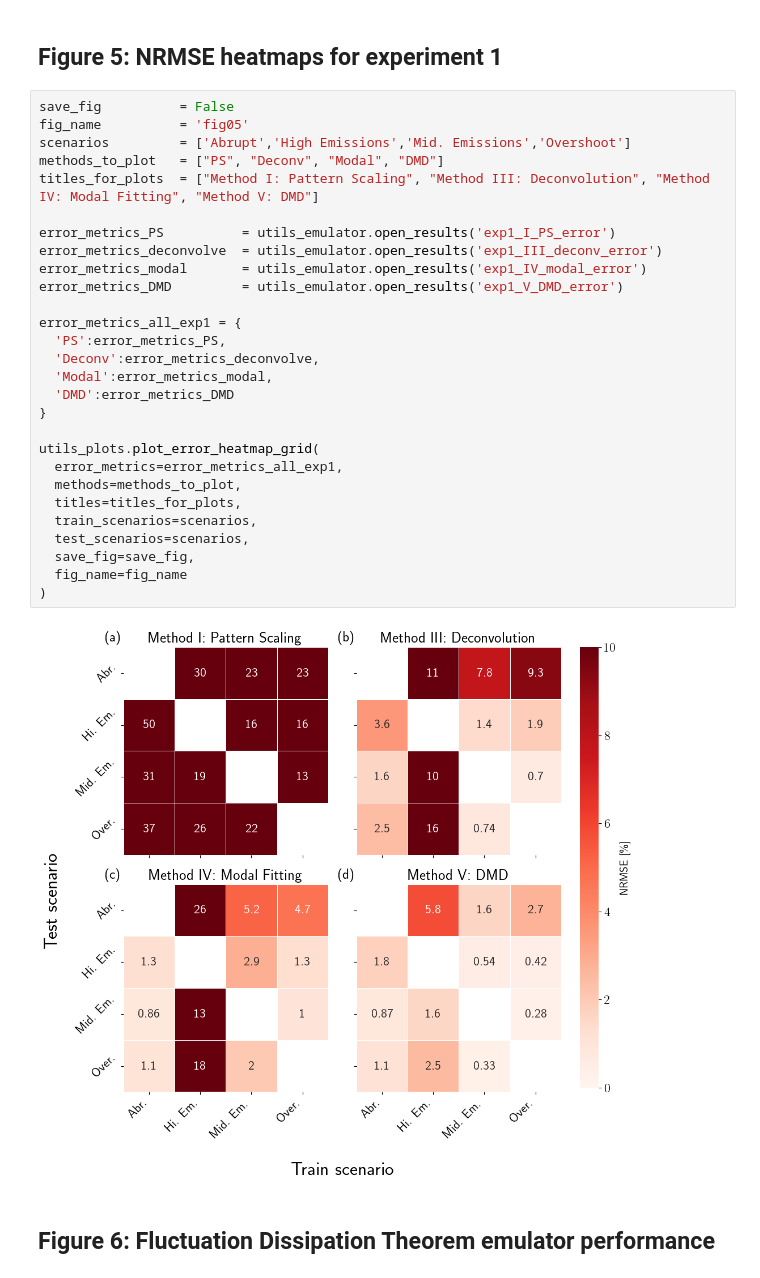
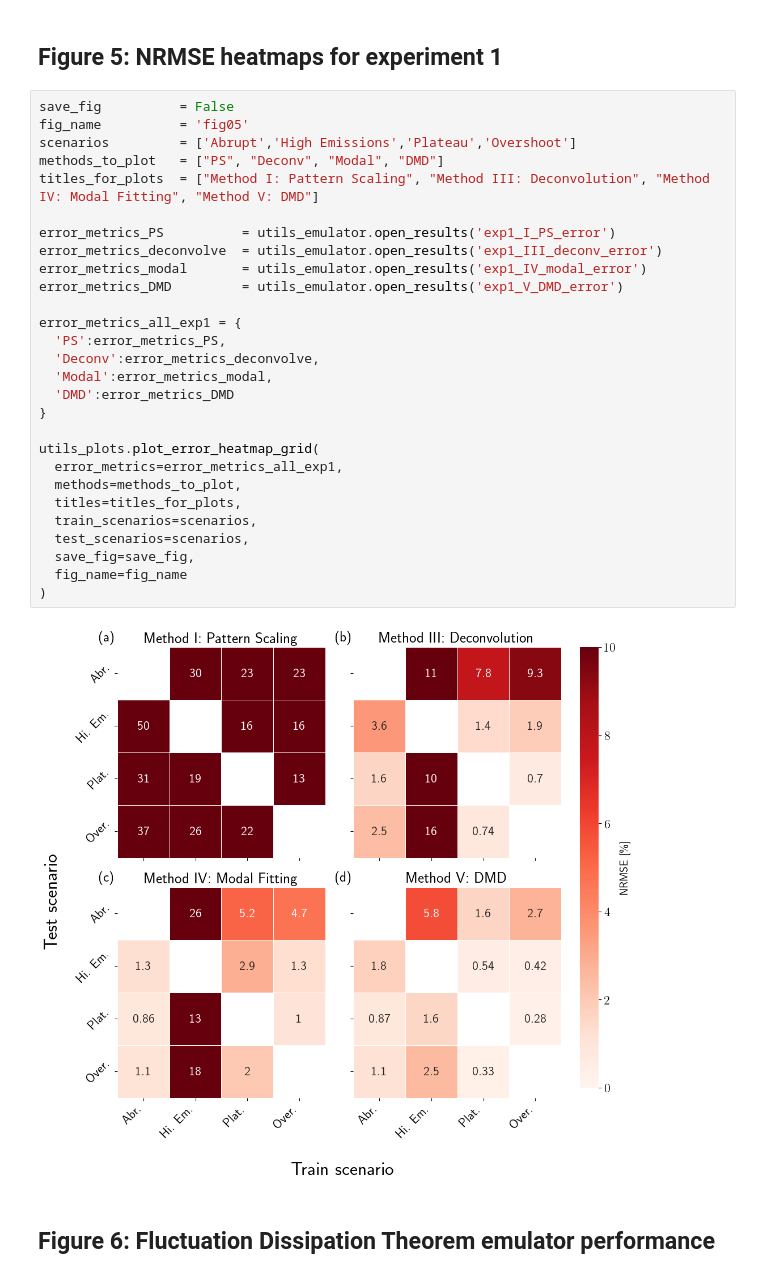
Before and after one commit to cbwomack/SCM_Emulators, a Jupyter notebook: 5_create_plots.ipynb, the cells around one changed output. Saved outputs shown, nothing was run; the diff lists cells and outputs as text.

```diff
--- a/5_create_plots.ipynb
+++ b/5_create_plots.ipynb
@@ -167,33 +164,33 @@ utils_plots.plot_emulator_bars(experiments, all_errors, save_fig=save_fig, fig_n
 # %%
 save_fig          = False
 fig_name          = 'fig05'
-scenarios         = ['Abrupt','High Emissions','Mid. Emissions','Overshoot']
+scenarios         = ['Abrupt','High Emissions','Plateau','Overshoot']
 methods_to_plot   = ["PS", "Deconv", "Modal", "DMD"]
 titles_for_plots  = ["Method I: Pattern Scaling", "Method III: Deconvolution", "Method IV: Modal Fitting", "Method V: DMD"]
 
 error_metrics_PS          = utils_emulator.open_results('exp1_I_PS_error')
 error_metrics_deconvolve  = utils_emulator.open_results('exp1_III_deconv_error')
 error_metrics_modal       = utils_emulator.open_results('exp1_IV_modal_error')
 error_metrics_DMD         = utils_emulator.open_results('exp1_V_DMD_error')
 
 error_metrics_all_exp1 = {
   'PS':error_metrics_PS,
   'Deconv':error_metrics_deconvolve,
   'Modal':error_metrics_modal,
   'DMD':error_metrics_DMD
 }
 
 utils_plots.plot_error_heatmap_grid(
   error_metrics=error_metrics_all_exp1,
   methods=methods_to_plot,
   titles=titles_for_plots,
   train_scenarios=scenarios,
   test_scenarios=scenarios,
   save_fig=save_fig,
   fig_name=fig_name
 )
 # %% [output]
-[figure, old version]
+[figure, new version]
 # %% [markdown]
 ## Figure 6: Fluctuation Dissipation Theorem emulator performance
 # %%
```
Also changed, not shown: parts of 11 cells of this notebook, 51 other files.
